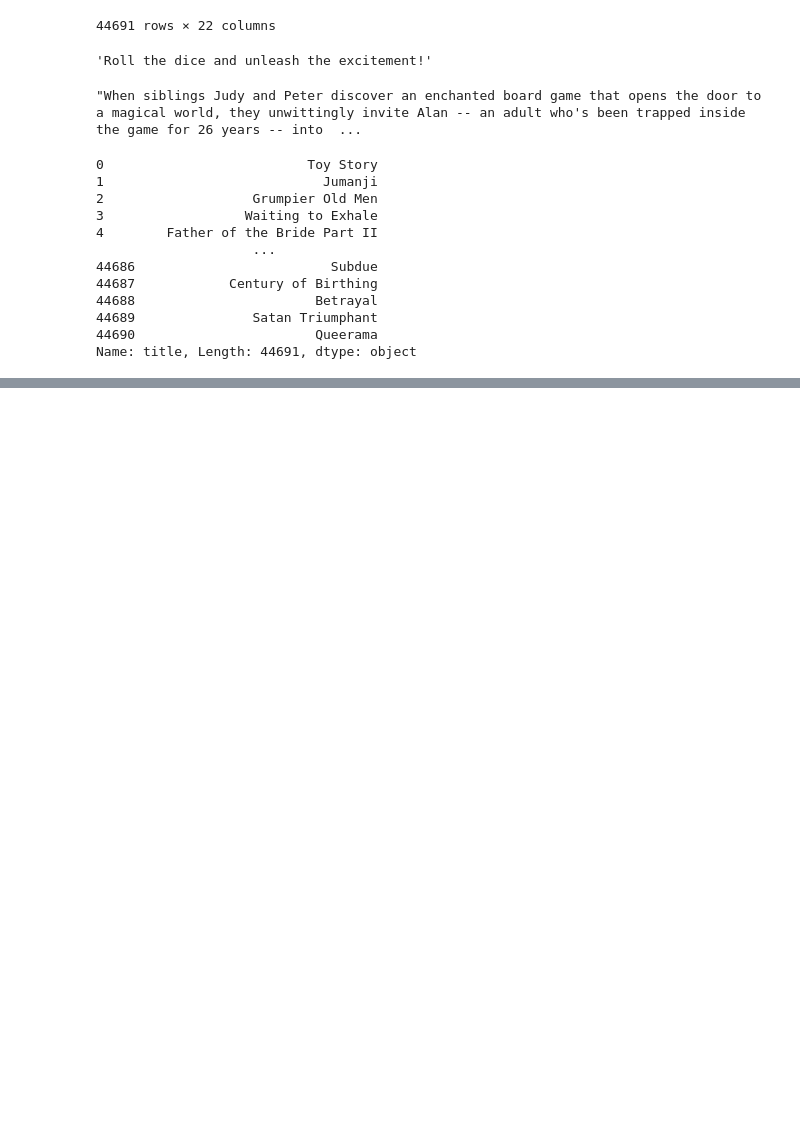
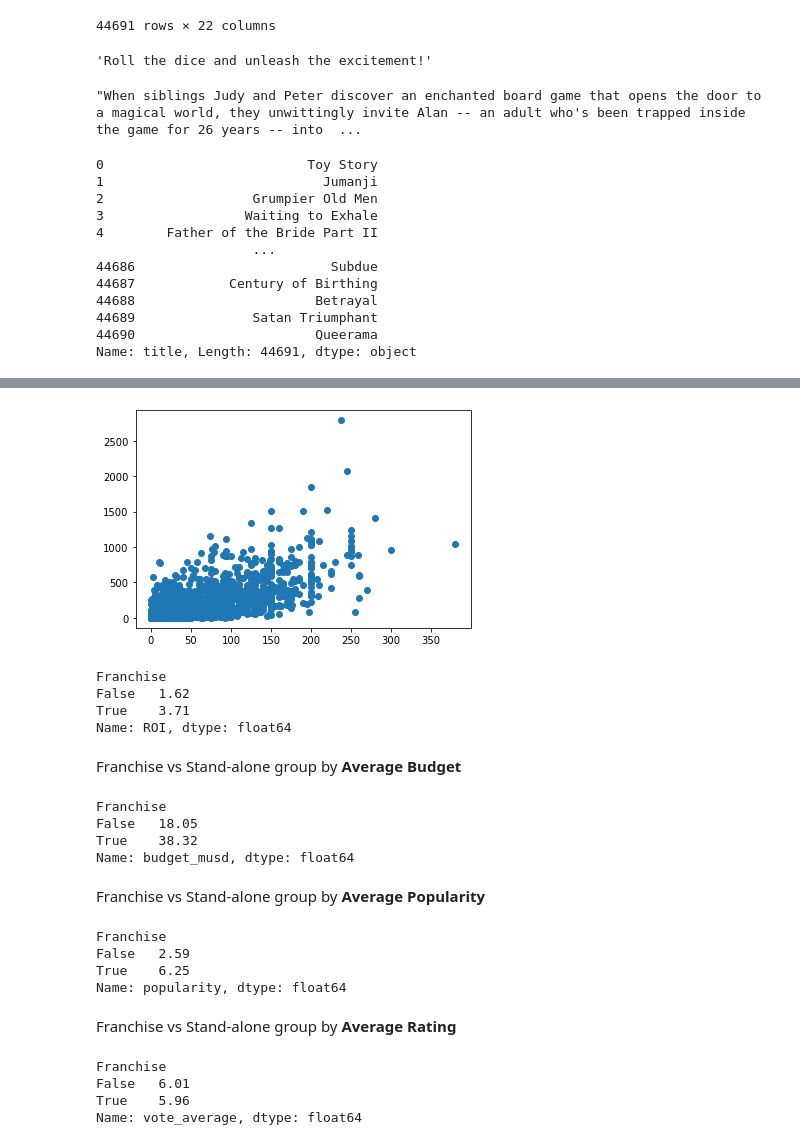
Before and after one commit to RochaErik/DS-MoviesProject, a Jupyter notebook: DS-MoviesProject.ipynb, the cells around one changed output, grey strips where cells are left out. Cells and saved outputs as stored; diff of their text form; code cells hidden in the pictures; blank space fills up the shorter version.

Commit message:
Franchise vs Stand alone movies analysis

```diff
--- a/DS-MoviesProject.ipynb
+++ b/DS-MoviesProject.ipynb
@@ -583,0 +601,2 @@ plt.show()
+# %%
+df['Franchise'] = df.belongs_to_collection.notna()
@@ -583,0 +635,2 @@ plt.show()
+# %%
+df['ROI'] = df.revenue_musd.div(df.budget_musd)
@@ -583,0 +652,39 @@ plt.show()
+# %%
+plt.scatter(df.budget_musd, df.revenue_musd)
+plt.show()
+# %% [output]
+[figure, added]
+# %%
+df.groupby('Franchise').ROI.median()
+# %% [output]
+Franchise
+False   1.62
+True    3.71
+Name: ROI, dtype: float64
+# %% [markdown]
+Franchise vs Stand-alone group by **Average Budget**
+# %%
+df.groupby('Franchise').budget_musd.mean()
+# %% [output]
+Franchise
+False   18.05
+True    38.32
+Name: budget_musd, dtype: float64
+# %% [markdown]
+Franchise vs Stand-alone group by **Average Popularity**
+# %%
+df.groupby('Franchise').popularity.mean()
+# %% [output]
+Franchise
+False   2.59
+True    6.25
+Name: popularity, dtype: float64
+# %% [markdown]
+Franchise vs Stand-alone group by **Average Rating**
+# %%
+df.groupby('Franchise').vote_average.mean()
+# %% [output]
+Franchise
+False   6.01
+True    5.96
+Name: vote_average, dtype: float64
```
Also changed, not shown: parts of 13 cells of this notebook.
